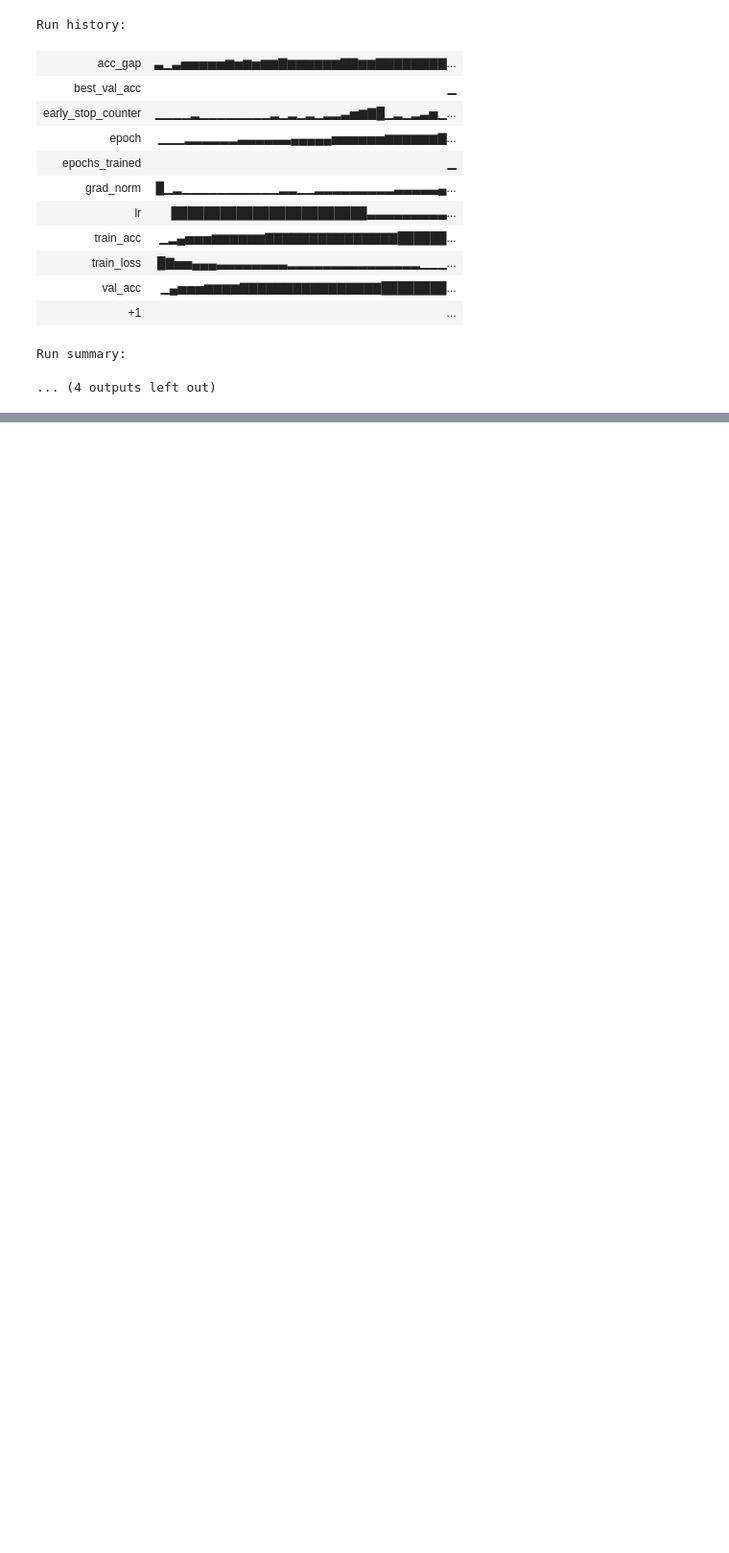
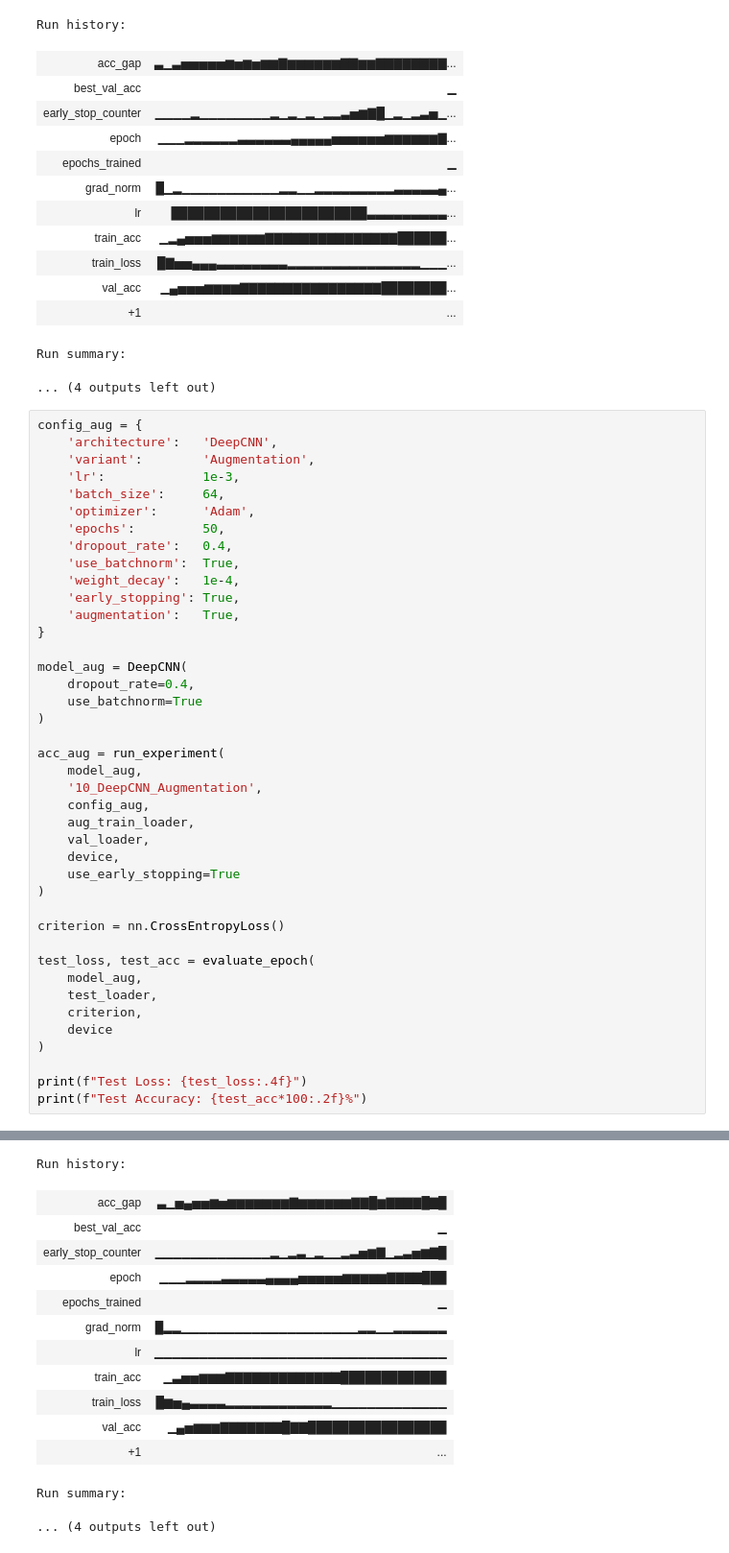
Before and after one commit to tasokeke/fer-challenge, a Jupyter notebook: 02_deepCNN.ipynb, the cells around one changed output, grey strips where cells are left out. Shown at 96% size. Saved outputs shown, nothing was run; the diff lists cells and outputs as text; blank space fills up the shorter version.

```diff
--- a/02_deepCNN.ipynb
+++ b/02_deepCNN.ipynb
@@ -1084,3 +1084,45 @@ Run history:
 | +1 | ... |
 Run summary:
 ... (4 outputs left out)
+# %%
+config_aug = {
+    'architecture':   'DeepCNN',
+    'variant':        'Augmentation',
+    'lr':             1e-3,
+    'batch_size':     64,
+    'optimizer':      'Adam',
+    'epochs':         50,
+    'dropout_rate':   0.4,
+    'use_batchnorm':  True,
+    'weight_decay':   1e-4,
+    'early_stopping': True,
+    'augmentation':   True,
+}
+
+model_aug = DeepCNN(
+    dropout_rate=0.4,
+    use_batchnorm=True
+)
+
+acc_aug = run_experiment(
+    model_aug,
+    '10_DeepCNN_Augmentation',
+    config_aug,
+    aug_train_loader,
+    val_loader,
+    device,
+    use_early_stopping=True
+)
+
+criterion = nn.CrossEntropyLoss()
+
+test_loss, test_acc = evaluate_epoch(
+    model_aug,
+    test_loader,
+    criterion,
+    device
+)
+
+print(f"Test Loss: {test_loss:.4f}")
+print(f"Test Accuracy: {test_acc*100:.2f}%")
+# %% [output]
@@ -1086,0 +1154,14 @@ Run summary:
+Run history:
+| acc_gap | ▃▁▅▄▅▅▆▅▆▆▆▆▆▆▆▇▆▆▆▆▆▆▇▇█▆▇▇▇▇█▇█ |
+| best_val_acc | ▁ |
+| early_stop_counter | ▁▁▁▁▁▁▁▁▁▁▁▁▁▂▁▂▃▁▂▁▁▂▃▅▆▇▁▂▃▅▆▇█ |
+| epoch | ▁▁▁▂▂▂▂▃▃▃▃▃▄▄▄▄▅▅▅▅▅▆▆▆▆▆▇▇▇▇███ |
+| epochs_trained | ▁ |
+| grad_norm | █▂▂▁▁▁▁▁▁▁▁▁▁▁▁▁▁▁▁▁▁▁▁▂▂▁▁▂▂▂▂▂▂ |
+| lr | ▁▁▁▁▁▁▁▁▁▁▁▁▁▁▁▁▁▁▁▁▁▁▁▁▁▁▁▁▁▁▁▁▁ |
+| train_acc | ▁▃▅▅▆▆▆▇▇▇▇▇▇▇▇▇▇▇▇▇█████████████ |
+| train_loss | █▆▅▄▃▃▃▃▂▂▂▂▂▂▂▂▂▂▂▂▁▁▁▁▁▁▁▁▁▁▁▁▁ |
+| val_acc | ▁▄▅▆▆▆▇▇▇▇▇▇▇█▇▇█████████████████ |
+| +1 | ... |
+Run summary:
+... (4 outputs left out)
```
Also changed, not shown: parts of 2 cells of this notebook.
